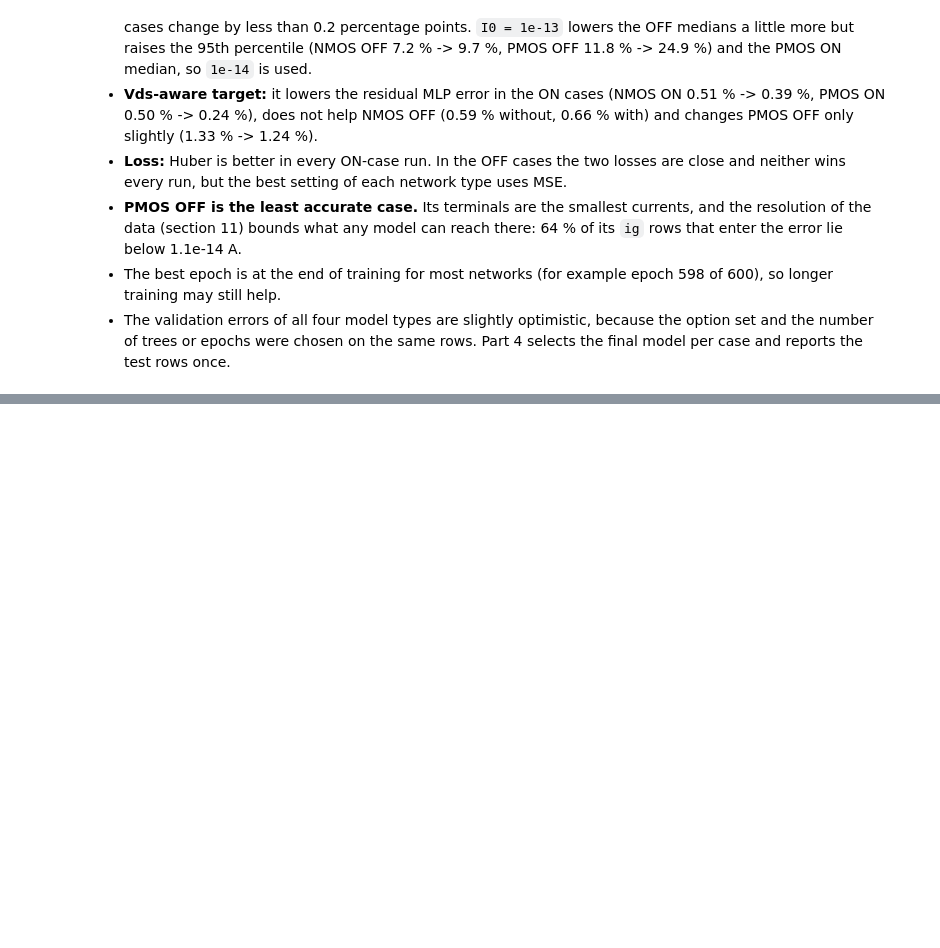
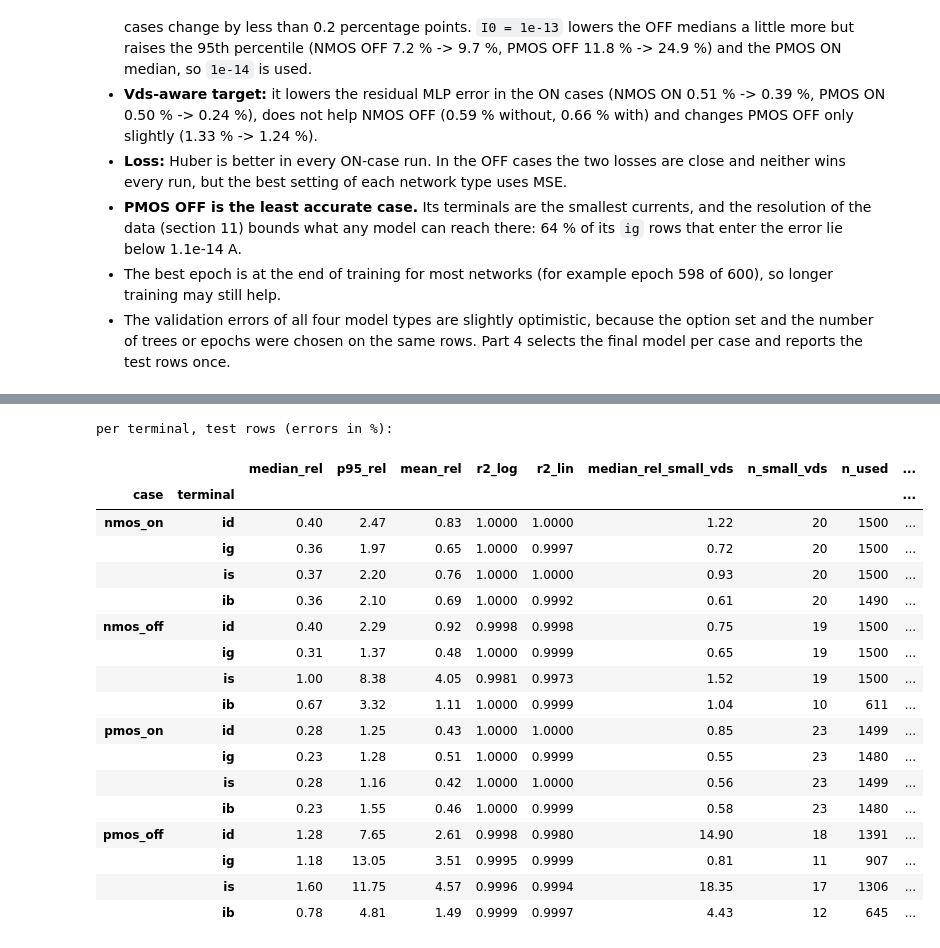
Before and after one commit to rtvk2/dvd-leakage-estimation, a Jupyter notebook: notebooks/03_train.ipynb, the cells around one changed output, grey strips where cells are left out. Drawn from its saved outputs; the diff is of its cells as text; code cells hidden in the pictures; blank space fills up the shorter version.

```diff
--- a/notebooks/03_train.ipynb
+++ b/notebooks/03_train.ipynb
@@ -950,0 +956,35 @@ The 95th-percentile error of the residual MLP is 2.2 % (NMOS ON), 4.1 % (NMOS OF
+# %%
+chosen = {case: best[(case, winner[case])] for case in CASES}          # (validation median error, fitted model, (vds_aware, physics))
+print({case: (NAMES[winner[case]], f"vds_aware={chosen[case][2][0]}", chosen[case][1].setting) for case in CASES})
+assert all(winner[case] in ("mlp", "resnn") for case in CASES), "the saving code below handles the neural models only"
+
+
+def test_report(model, prep):
+    """Per-terminal test-set metrics of a fitted model: score() of section 5 plus the mean relative error."""
+    te = prep["te"]
+    true, pred = prep["cur"][te], to_currents(model.predict(prep["X"][te]), prep, te)
+    s = score(true, pred, prep["vds"][te], prep["i0"])
+    for k, t in enumerate(TERMS):
+        m = np.abs(true[:, k]) >= REL_FLOOR
+        s.loc[t, "mean_rel"] = np.mean(np.abs(pred[m, k] - true[m, k]) / np.abs(true[m, k]))
+    return s, true, pred
+
+
+test, test_true, test_pred = {}, {}, {}
+for case in CASES:
+    prep = prep_cache[(case, *chosen[case][2])]
+    test[case], test_true[case], test_pred[case] = test_report(chosen[case][1], prep)
+
+summary = pd.DataFrame({case: dict(model=NAMES[winner[case]],
+                                   val_median=chosen[case][0] * 100,
+                                   test_median=test[case]["median_rel"].mean() * 100,
+                                   test_p95=test[case]["p95_rel"].mean() * 100,
+                                   test_mean=test[case]["mean_rel"].mean() * 100,
+                                   test_r2_log=test[case]["r2_log"].mean(),
+                                   test_r2_lin=test[case]["r2_lin"].mean()) for case in CASES}).T
+per_terminal = pd.concat({case: test[case][["median_rel", "p95_rel", "mean_rel", "r2_log", "r2_lin", "median_rel_small_vds", "n_small_vds", "n_used", "frac_below_floor"]]
+                          for case in CASES}, names=["case"])
+summary.to_csv(RESULT_DIR / "chosen_models_test.csv")
+per_terminal.to_csv(RESULT_DIR / "chosen_models_test_per_terminal.csv")
+print("test rows (1,500 per case); errors in %, each the mean over the four terminals; the validation median of the same model is shown for comparison:")
+display(summary.astype({c: float for c in summary.columns if c != "model"}).round({"val_median": 2, "test_median": 2, "test_p95": 2, "test_mean": 2, "test_r2_log": 4, "test_r2_lin": 4}))
@@ -950,0 +999,26 @@ The 95th-percentile error of the residual MLP is 2.2 % (NMOS ON), 4.1 % (NMOS OF
+# %%
+print("per terminal, test rows (errors in %):")
+pt = per_terminal.copy()
+for c in ("median_rel", "p95_rel", "mean_rel", "median_rel_small_vds", "frac_below_floor"):
+    pt[c] = pt[c] * 100
+pt.round({"median_rel": 2, "p95_rel": 2, "mean_rel": 2, "r2_log": 4, "r2_lin": 4, "median_rel_small_vds": 2, "frac_below_floor": 1})
+# %% [output]
+per terminal, test rows (errors in %):
+|  |  | median_rel | p95_rel | mean_rel | r2_log | r2_lin | median_rel_small_vds | n_small_vds | n_used | ... |
+| case | terminal |  |  |  |  |  |  |  |  | ... |
+| nmos_on | id | 0.40 | 2.47 | 0.83 | 1.0000 | 1.0000 | 1.22 | 20 | 1500 | ... |
+|  | ig | 0.36 | 1.97 | 0.65 | 1.0000 | 0.9997 | 0.72 | 20 | 1500 | ... |
+|  | is | 0.37 | 2.20 | 0.76 | 1.0000 | 1.0000 | 0.93 | 20 | 1500 | ... |
+|  | ib | 0.36 | 2.10 | 0.69 | 1.0000 | 0.9992 | 0.61 | 20 | 1490 | ... |
+| nmos_off | id | 0.40 | 2.29 | 0.92 | 0.9998 | 0.9998 | 0.75 | 19 | 1500 | ... |
+|  | ig | 0.31 | 1.37 | 0.48 | 1.0000 | 0.9999 | 0.65 | 19 | 1500 | ... |
+|  | is | 1.00 | 8.38 | 4.05 | 0.9981 | 0.9973 | 1.52 | 19 | 1500 | ... |
+|  | ib | 0.67 | 3.32 | 1.11 | 1.0000 | 0.9999 | 1.04 | 10 | 611 | ... |
+| pmos_on | id | 0.28 | 1.25 | 0.43 | 1.0000 | 1.0000 | 0.85 | 23 | 1499 | ... |
+|  | ig | 0.23 | 1.28 | 0.51 | 1.0000 | 0.9999 | 0.55 | 23 | 1480 | ... |
+|  | is | 0.28 | 1.16 | 0.42 | 1.0000 | 1.0000 | 0.56 | 23 | 1499 | ... |
+|  | ib | 0.23 | 1.55 | 0.46 | 1.0000 | 0.9999 | 0.58 | 23 | 1480 | ... |
+| pmos_off | id | 1.28 | 7.65 | 2.61 | 0.9998 | 0.9980 | 14.90 | 18 | 1391 | ... |
+|  | ig | 1.18 | 13.05 | 3.51 | 0.9995 | 0.9999 | 0.81 | 11 | 907 | ... |
+|  | is | 1.60 | 11.75 | 4.57 | 0.9996 | 0.9994 | 18.35 | 17 | 1306 | ... |
+|  | ib | 0.78 | 4.81 | 1.49 | 0.9999 | 0.9997 | 4.43 | 12 | 645 | ... |
```
Also changed, not shown: parts of 16 cells of this notebook, 11 other files.
